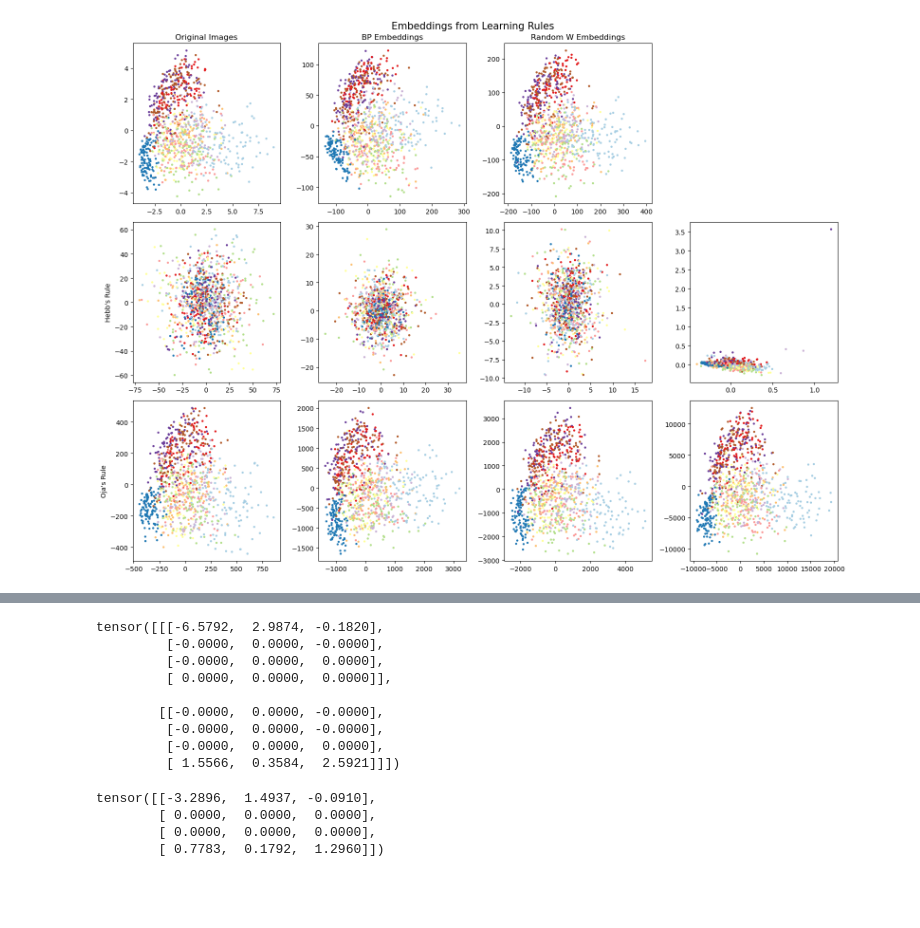
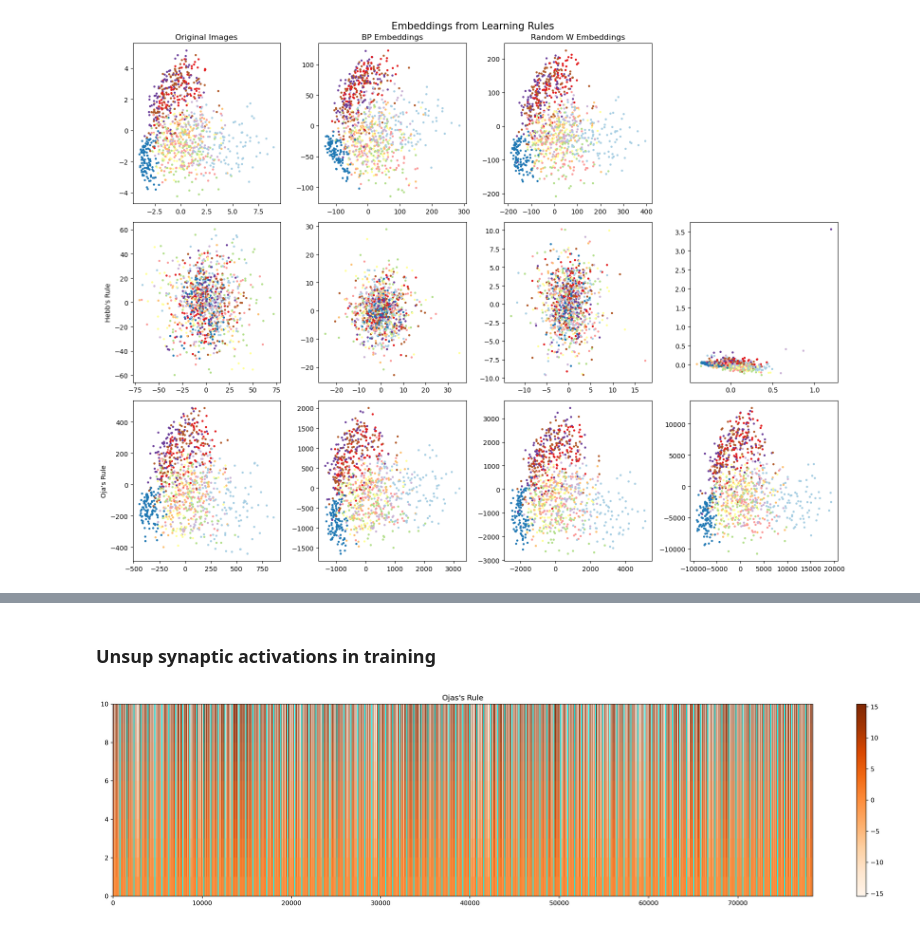
Before and after one commit to cutterdawes/HebbianLearning, a Jupyter notebook: experimental.ipynb, the cells around one changed output, grey strips where cells are left out. Drawn from its saved outputs; the diff is of its cells as text; code cells hidden in the pictures; blank space fills up the shorter version.

```diff
--- a/experimental.ipynb
+++ b/experimental.ipynb
@@ -185,19 +162,0 @@ dW = ind_win.unsqueeze(-1) * dW.unsqueeze(0)
-# %%
-dW
-# %% [output]
-tensor([[[-6.5792,  2.9874, -0.1820],
-         [-0.0000,  0.0000, -0.0000],
-         [-0.0000,  0.0000,  0.0000],
-         [ 0.0000,  0.0000,  0.0000]],
-
-        [[-0.0000,  0.0000, -0.0000],
-         [-0.0000,  0.0000, -0.0000],
-         [-0.0000,  0.0000,  0.0000],
-         [ 1.5566,  0.3584,  2.5921]]])
-# %%
-torch.mean(dW, 0)
-# %% [output]
-tensor([[-3.2896,  1.4937, -0.0910],
-        [ 0.0000,  0.0000,  0.0000],
-        [ 0.0000,  0.0000,  0.0000],
-        [ 0.7783,  0.1792,  1.2960]])
@@ -205,0 +163,2 @@ from genhebb import hard_WTA_hebbs_rule, hard_WTA_ojas_rule
+# %% [markdown]
+### Unsup synaptic activations in training
@@ -205,0 +167,17 @@ from genhebb import hard_WTA_hebbs_rule, hard_WTA_ojas_rule
+# %%
+weights = []
+for epoch in range(1, 11):
+    model = GenHebb(28*28, 100, 10, ojas_rule)
+    model.load_state_dict(torch.load(f'saved_models/epoch_checkpoints/ojas_rule_{epoch}.pt'))
+    weights.append(model.unsup_layer.W.flatten().detach().numpy())
+
+plt.figure(figsize=(20, 5), dpi=300)
+plt.pcolormesh(weights, cmap='Oranges')
+for n in range(1, 100):
+    plt.axvline(n*784, c='cyan')
+plt.colorbar()
+plt.title("Ojas's Rule")
+plt.tight_layout()
+plt.show()
+# %% [output]
+[figure, added]
```
Also changed, not shown: parts of 24 cells of this notebook, 2 other files.
